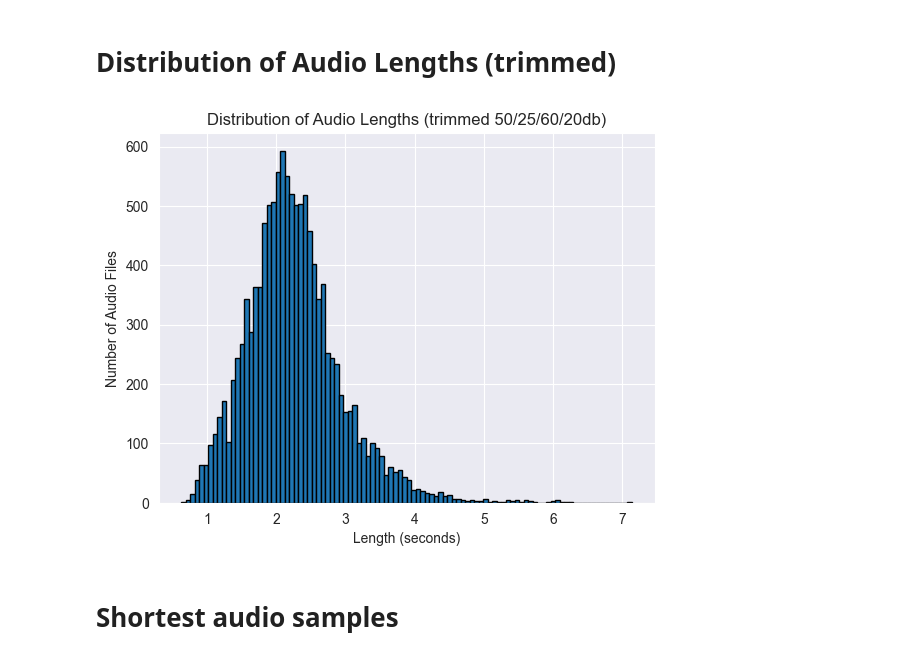
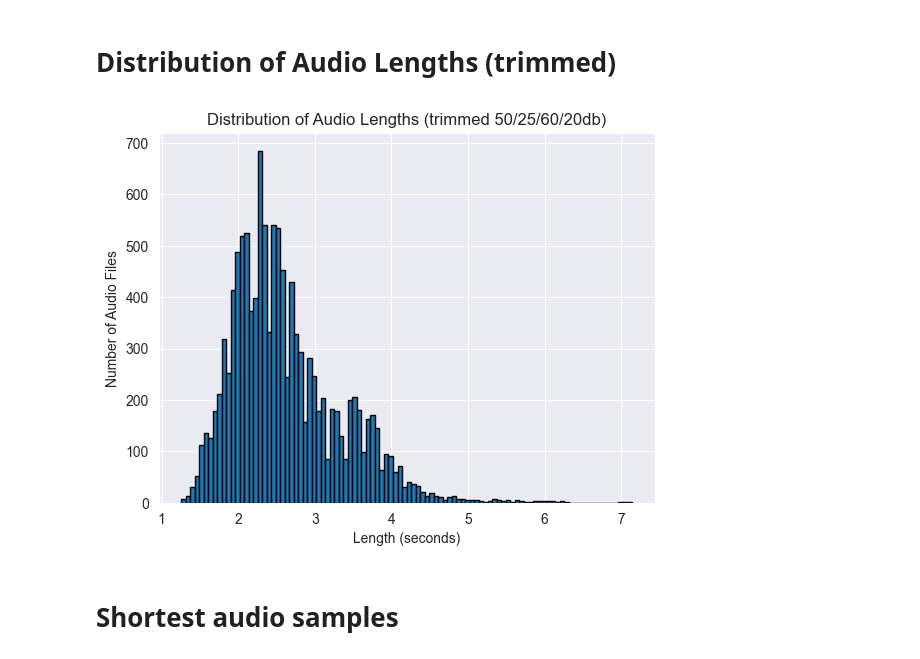
Before and after one commit to Dayfob/Emotion-Recognition-Application, a Jupyter notebook: preprocessing_experiments.ipynb, the cells around one changed output. Drawn from its saved outputs; the diff is of its cells as text; code cells hidden in the pictures.

```diff
--- a/preprocessing.ipynb
+++ b/preprocessing_experiments.ipynb
@@ -195,56 +195,60 @@ for dir in ravdess_directory_list:
     actor = os.listdir(Ravdess + dir)
     for file in actor:
         y, sr = librosa.load(Ravdess + dir + '/' + file)
-        y_trimmed, _ = librosa.effects.trim(y, top_db=50)
-        length = librosa.get_duration(y=y_trimmed, sr=sr)
+        # y_trimmed, _ = librosa.effects.trim(y, top_db=50)
+        # length = librosa.get_duration(y=y_trimmed, sr=sr)
+        length = librosa.get_duration(y=y, sr=sr)
         audio_lengths.append(length)
         if (length > 7):
             long_audios.append(Ravdess + dir + '/' + file)
-        if (length <= 0.7):
+        if (length <= 1):
             short_audios.append(Ravdess + dir + '/' + file)
 
 # Loop through each file and get the length
 for file in crema_directory_list:
     y, sr = librosa.load(Crema + file)
-    y_trimmed, _ = librosa.effects.trim(y, top_db=25)
-    length = librosa.get_duration(y=y_trimmed, sr=sr)
+    # y_trimmed, _ = librosa.effects.trim(y, top_db=25)
+    # length = librosa.get_duration(y=y_trimmed, sr=sr)
+    length = librosa.get_duration(y=y, sr=sr)
     audio_lengths.append(length)
     if (length > 7):
         long_audios.append(Crema + file)
-    if (length <= 0.7):
+    if (length <= 1):
         short_audios.append(Crema + file)
 
 # Loop through each file and get the length
 for dir in tess_directory_list:
     directories = os.listdir(Tess + dir)
     for file in directories:
         y, sr = librosa.load(Tess + dir + '/' + file)
-        y_trimmed, _ = librosa.effects.trim(y)
-        length = librosa.get_duration(y=y_trimmed, sr=sr)
+        # y_trimmed, _ = librosa.effects.trim(y)
+        # length = librosa.get_duration(y=y_trimmed, sr=sr)
+        length = librosa.get_duration(y=y, sr=sr)
         audio_lengths.append(length)
         if (length > 7):
             long_audios.append(Tess + dir + '/' + file)
-        if (length <= 0.7):
+        if (length <= 1):
             short_audios.append(Tess + dir + '/' + file)
 
 # Loop through each file and get the length
 for file in savee_directory_list:
     y, sr = librosa.load(Savee + file)
-    y_trimmed, _ = librosa.effects.trim(y, top_db=20)
-    length = librosa.get_duration(y=y_trimmed, sr=sr)
+    # y_trimmed, _ = librosa.effects.trim(y, top_db=20)
+    # length = librosa.get_duration(y=y_trimmed, sr=sr)
+    length = librosa.get_duration(y=y, sr=sr)
     audio_lengths.append(length)
     if (length > 7):
         long_audios.append(Savee + file)
-    if (length <= 0.7):
+    if (length <= 1):
         short_audios.append(Savee + file)
 
 # Plot the histogram
 plt.hist(audio_lengths, bins=100, edgecolor='black')
 plt.title('Distribution of Audio Lengths (trimmed 50/25/60/20db)')
 plt.xlabel('Length (seconds)')
 plt.ylabel('Number of Audio Files')
 plt.show()
 # %% [output]
-[figure, old version]
+[figure, new version]
 # %% [markdown]
 # Shortest audio samples
```
Also changed, not shown: parts of 26 cells of this notebook, 4 other files.
